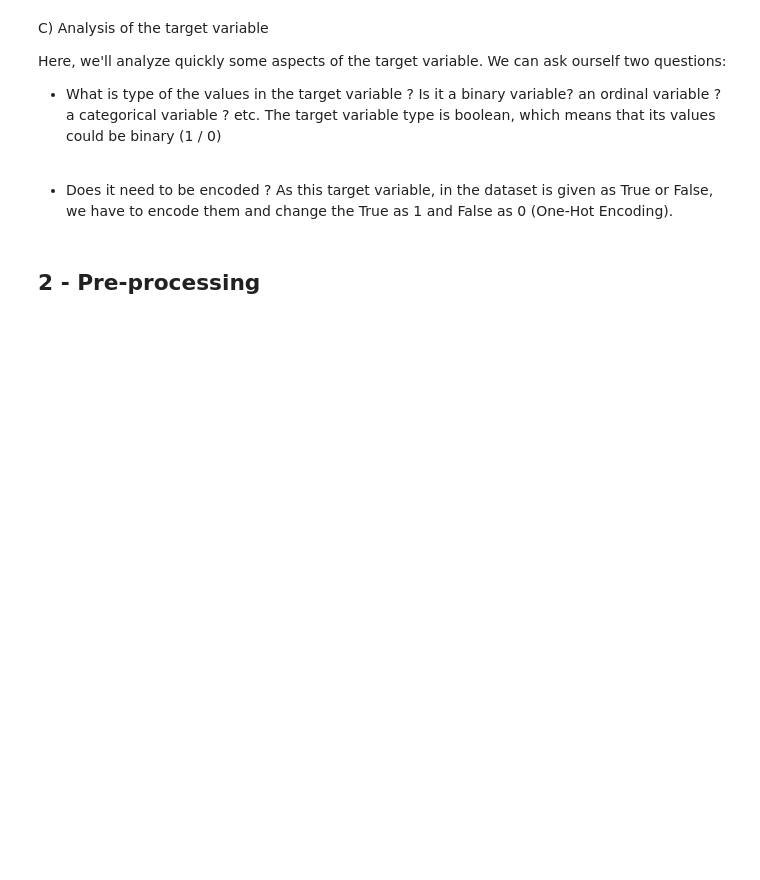
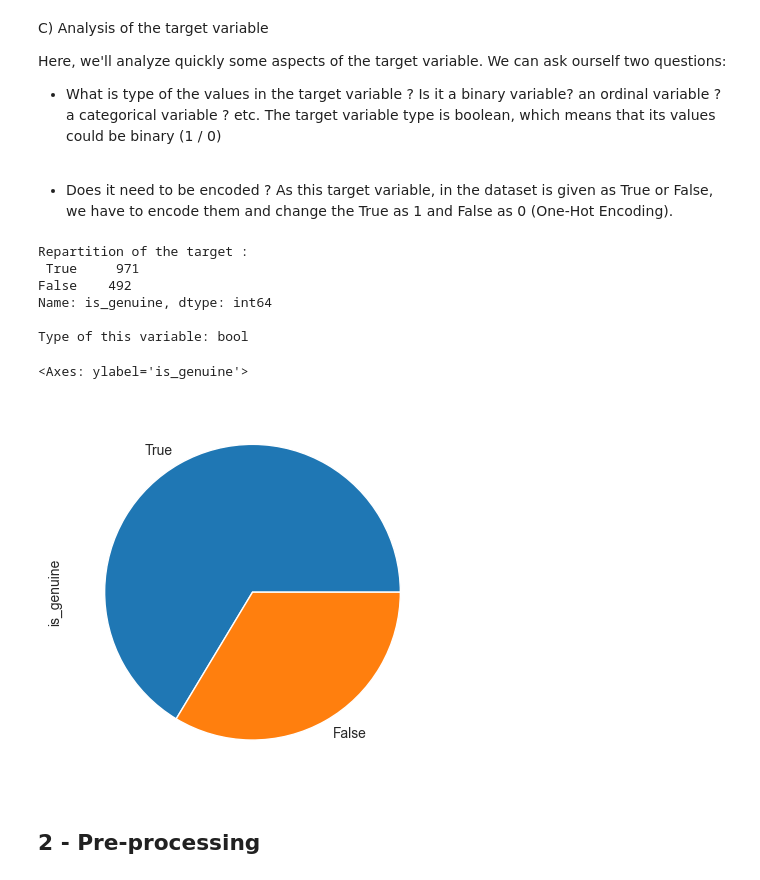
Before and after one commit to PritamCharles/ML-Fake-bills-Dataset, a Jupyter notebook: main.ipynb, the cells around one changed output. Drawn from its saved outputs; the diff is of its cells as text; code cells hidden in the pictures; blank space fills up the shorter version.

Commit message:
Added target repartition pie

```diff
--- a/main.ipynb
+++ b/main.ipynb
@@ -186,6 +186,22 @@ The target variable type is boolean, which means that its values could be binary
 
 * Does it need to be encoded ?
 As this target variable, in the dataset is given as True or False, we have to encode them and change the True as 1 and False as 0 (One-Hot Encoding).
+# %%
+count_target = df['is_genuine'].value_counts()
+target_type = df['is_genuine'].dtype
+
+print('Repartition of the target :\n', count_target)
+print('\nType of this variable:', target_type)
+count_target.plot.pie()
+# %% [output]
+Repartition of the target :
+ True     971
+False    492
+Name: is_genuine, dtype: int64
+
+Type of this variable: bool
+<Axes: ylabel='is_genuine'>
+[figure, added]
 # %% [markdown]
 ## 2 - Pre-processing
 # %% [markdown]
```
Also changed, not shown: parts of 6 cells of this notebook.
